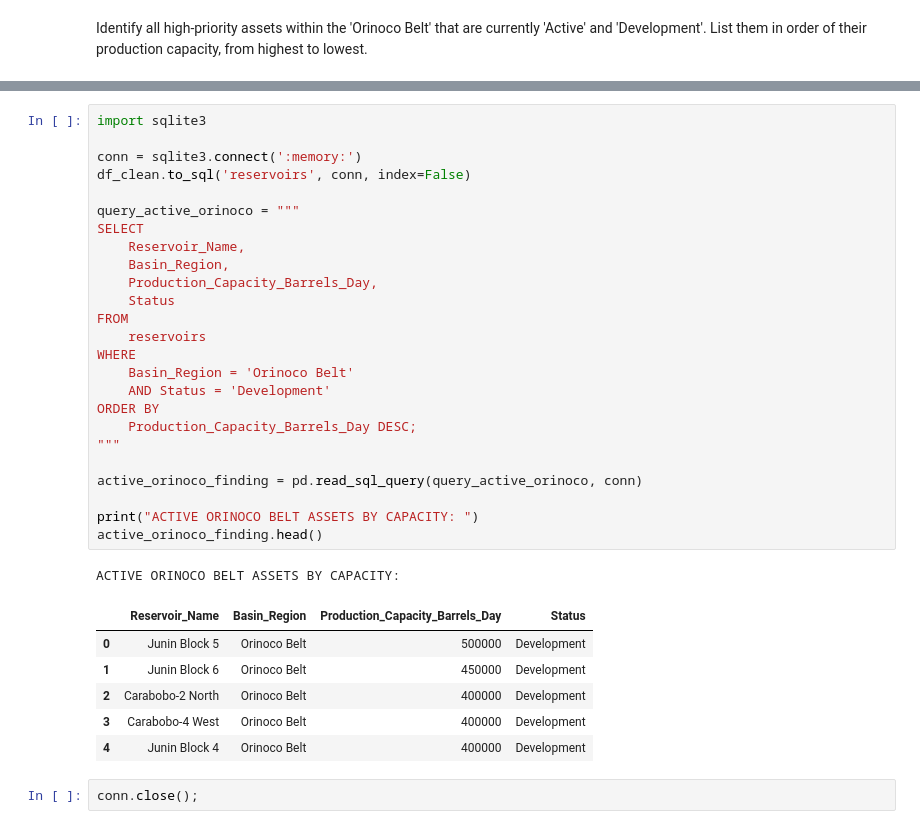
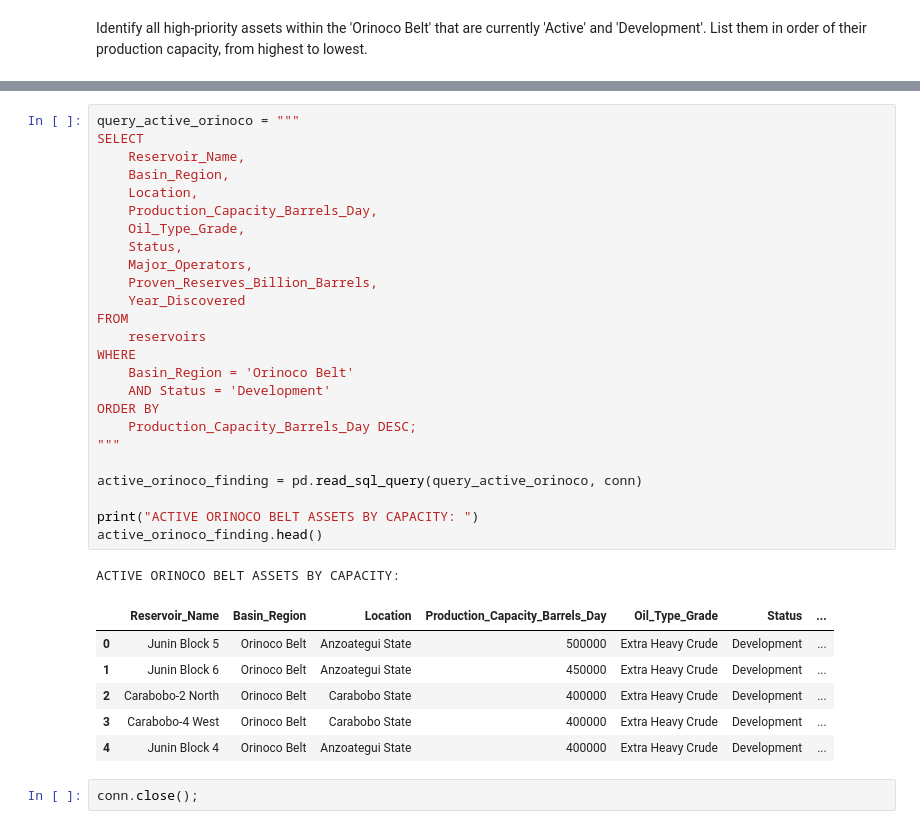
Before and after one commit to jeffreydarlington/VenezuelaOilReservoirs-Fields2026, a Jupyter notebook: Resrvoir_NameBasin_RegionLocation.ipynb, the cells around one changed output, grey strips where cells are left out. Drawn from its saved outputs; the diff is of its cells as text.

```diff
--- a/Resrvoir_NameBasin_RegionLocation.ipynb
+++ b/Resrvoir_NameBasin_RegionLocation.ipynb
@@ -237,35 +242,35 @@ ACTIVE ORINOCO BELT ASSETS BY CAPACITY:
 # %%
-import sqlite3
-
-conn = sqlite3.connect(':memory:')
-df_clean.to_sql('reservoirs', conn, index=False)
-
 query_active_orinoco = """
 SELECT
     Reservoir_Name,
     Basin_Region,
+    Location,
     Production_Capacity_Barrels_Day,
-    Status
+    Oil_Type_Grade,
+    Status,
+    Major_Operators,
+    Proven_Reserves_Billion_Barrels,
+    Year_Discovered
 FROM
     reservoirs
 WHERE
     Basin_Region = 'Orinoco Belt'
     AND Status = 'Development'
 ORDER BY
     Production_Capacity_Barrels_Day DESC;
 """
 
 active_orinoco_finding = pd.read_sql_query(query_active_orinoco, conn)
 
 print("ACTIVE ORINOCO BELT ASSETS BY CAPACITY: ")
 active_orinoco_finding.head()
 # %% [output]
 ACTIVE ORINOCO BELT ASSETS BY CAPACITY:
-|  | Reservoir_Name | Basin_Region | Production_Capacity_Barrels_Day | Status |
-| 0 | Junin Block 5 | Orinoco Belt | 500000 | Development |
-| 1 | Junin Block 6 | Orinoco Belt | 450000 | Development |
-| 2 | Carabobo-2 North | Orinoco Belt | 400000 | Development |
-| 3 | Carabobo-4 West | Orinoco Belt | 400000 | Development |
-| 4 | Junin Block 4 | Orinoco Belt | 400000 | Development |
+|  | Reservoir_Name | Basin_Region | Location | Production_Capacity_Barrels_Day | Oil_Type_Grade | Status | ... |
+| 0 | Junin Block 5 | Orinoco Belt | Anzoategui State | 500000 | Extra Heavy Crude | Development | ... |
+| 1 | Junin Block 6 | Orinoco Belt | Anzoategui State | 450000 | Extra Heavy Crude | Development | ... |
+| 2 | Carabobo-2 North | Orinoco Belt | Carabobo State | 400000 | Extra Heavy Crude | Development | ... |
+| 3 | Carabobo-4 West | Orinoco Belt | Carabobo State | 400000 | Extra Heavy Crude | Development | ... |
+| 4 | Junin Block 4 | Orinoco Belt | Anzoategui State | 400000 | Extra Heavy Crude | Development | ... |
 # %%
 conn.close();
```
Also changed, not shown: parts of 1 cell of this notebook.
